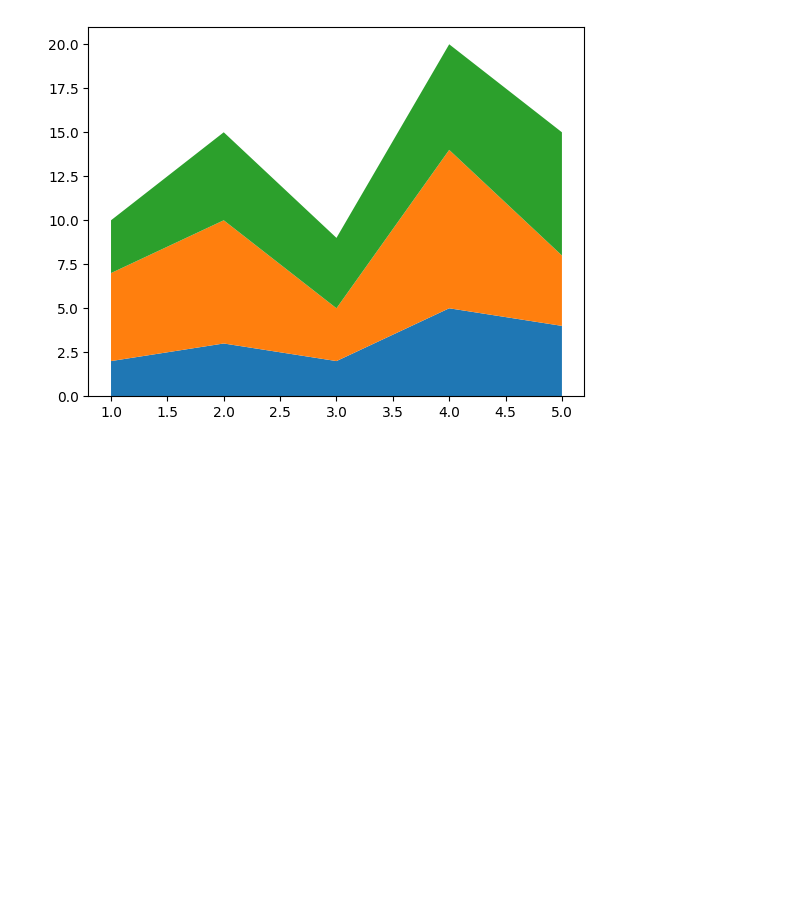
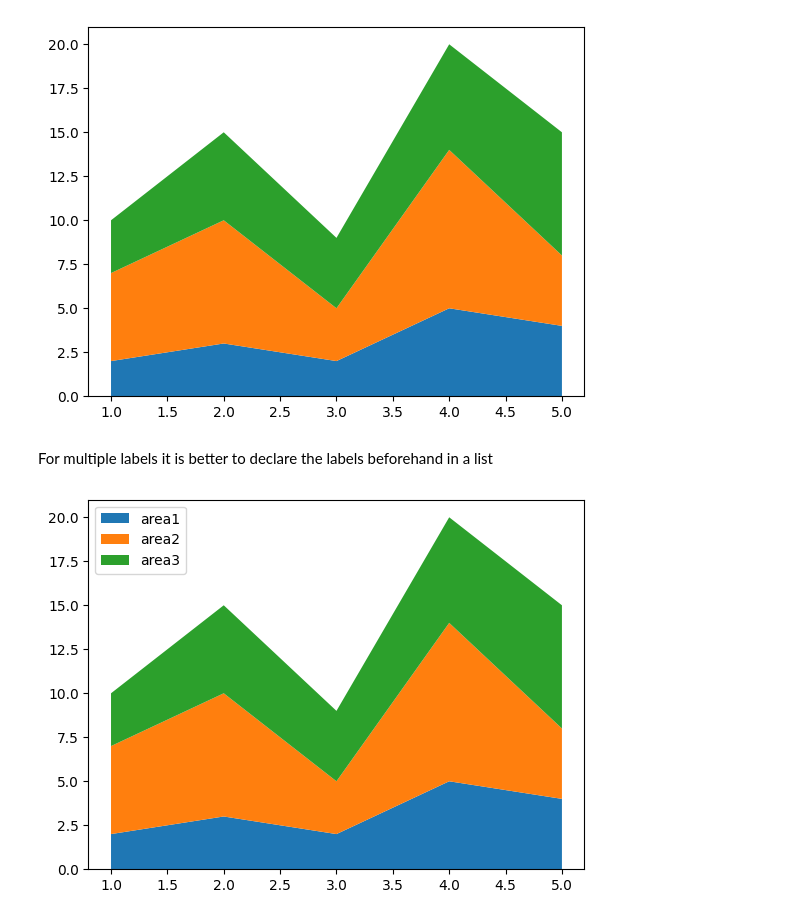
Before and after one commit to Musawer-Afzal/AI-Engineering, a Jupyter notebook: Matplotlib/stack_plot.ipynb, the cells around one changed output. Cells and saved outputs as stored; diff of their text form; code cells hidden in the pictures; blank space fills up the shorter version.

Commit message:
labelling

```diff
--- a/Matplotlib/stack_plot.ipynb
+++ b/Matplotlib/stack_plot.ipynb
@@ -14,3 +14,18 @@ plt.stackplot(x, area1, area2, area3)
 plt.show()
 # %% [output]
 [figure]
+# %% [markdown]
+For multiple labels it is better to declare the labels beforehand in a list
+# %%
+x = [1, 2, 3, 4, 5]
+area1 = [2, 3, 2, 5, 4]
+area2 = [5, 7, 3, 9, 4]
+area3 = [3, 5, 4, 6, 7]
+
+l = ["area1", "area2", "area3"]
+plt.stackplot(x, area1, area2, area3, labels = l)
+
+plt.legend(loc = 2) # loc goes upto 10 with every integer giving a seperate location
+plt.show()
+# %% [output]
+[figure, added]
```
